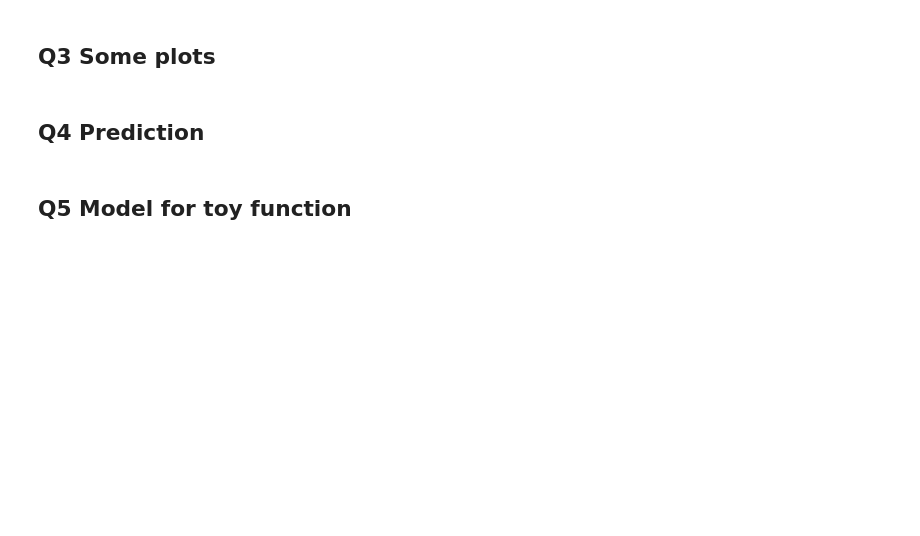
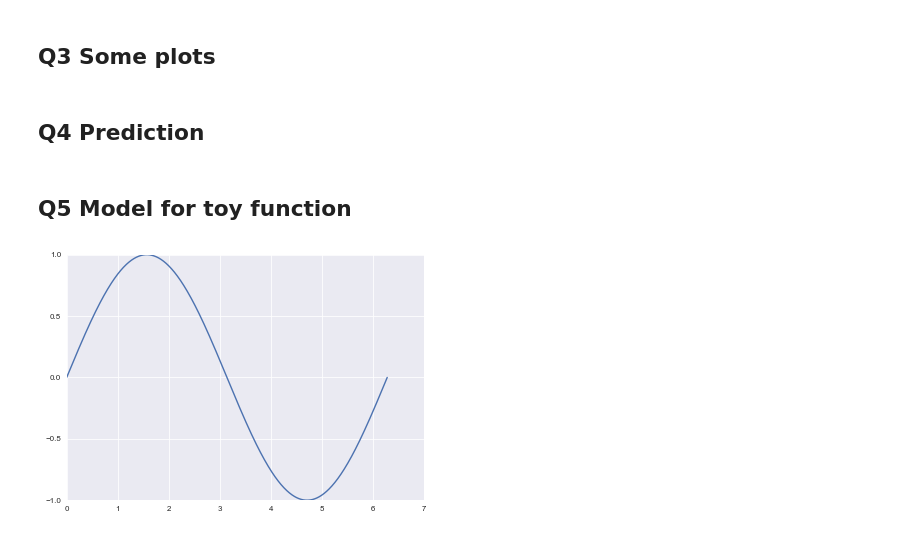
Before and after one commit to ggutierrez/SMFO, a Jupyter notebook: lab1/Lab1LinearRegression.ipynb, the cells around one changed output. Saved outputs shown, nothing was run; the diff lists cells and outputs as text; code cells hidden in the pictures; blank space fills up the shorter version.

Commit message:
ftest regression

```diff
--- a/lab1/Lab1LinearRegression.ipynb
+++ b/lab1/Lab1LinearRegression.ipynb
@@ -504,2 +526,27 @@ def predGPR(x,X,F,kern,**kwargs):
 # %% [markdown]
 ## Q5 Model for toy function
+# %%
+def ftest(x):
+    #return(np.sin(3*np.pi*x)+2*x)
+    return(np.sin(x))
+
+def plotModel(x,m,v,**kwargs):
+    x = x.flatten()
+    upper=m+2*np.sqrt(v)
+    lower=m-2*np.sqrt(v)
+    pb.plot(x,m,color="#204a87",linewidth=2,**kwargs)
+    #pb.fill(np.hstack((x,x[::-1])),np.hstack((upper,lower[::-1])),color="#729fcf",alpha=0.3)
+    pb.plot(x,upper,color="#204a87",linewidth=0.2)
+    pb.plot(x,lower,color="#204a87",linewidth=0.2)
+# %%
+lb = 0.0
+ub = 2.0*np.pi
+trainSamples = 1000
+# Create samples from the function
+X = np.linspace(lb, ub, trainSamples)
+F = np.array([ftest(v) for v in X])
+pb.plot(X,F)
+X = X[:,None]
+F = F[:,None]
+# %% [output]
+[figure, added]
```
Also changed, not shown: parts of 11 cells of this notebook.
